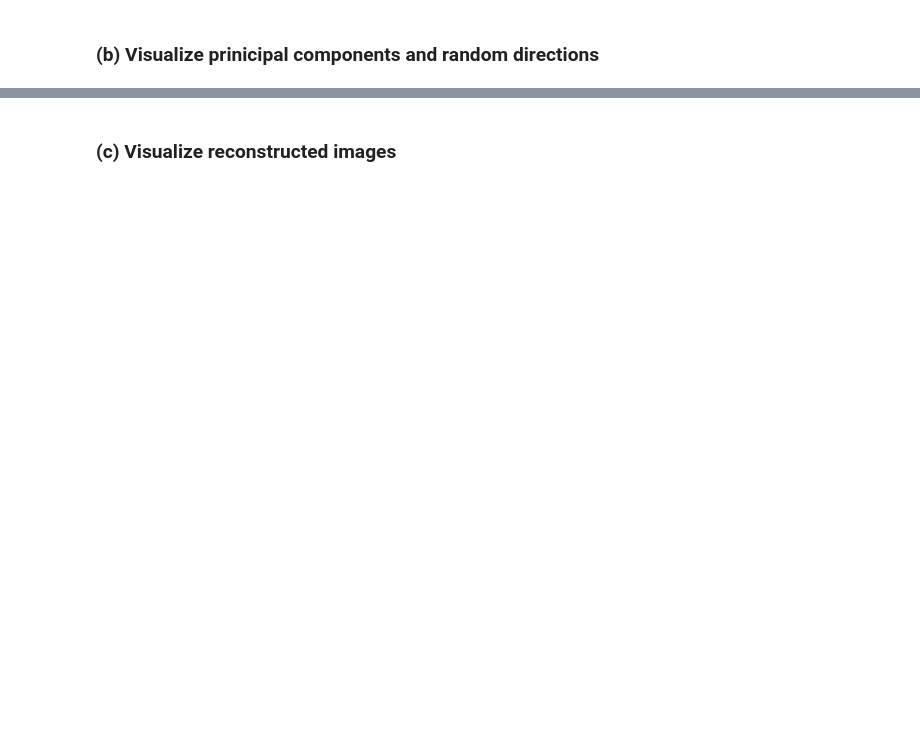
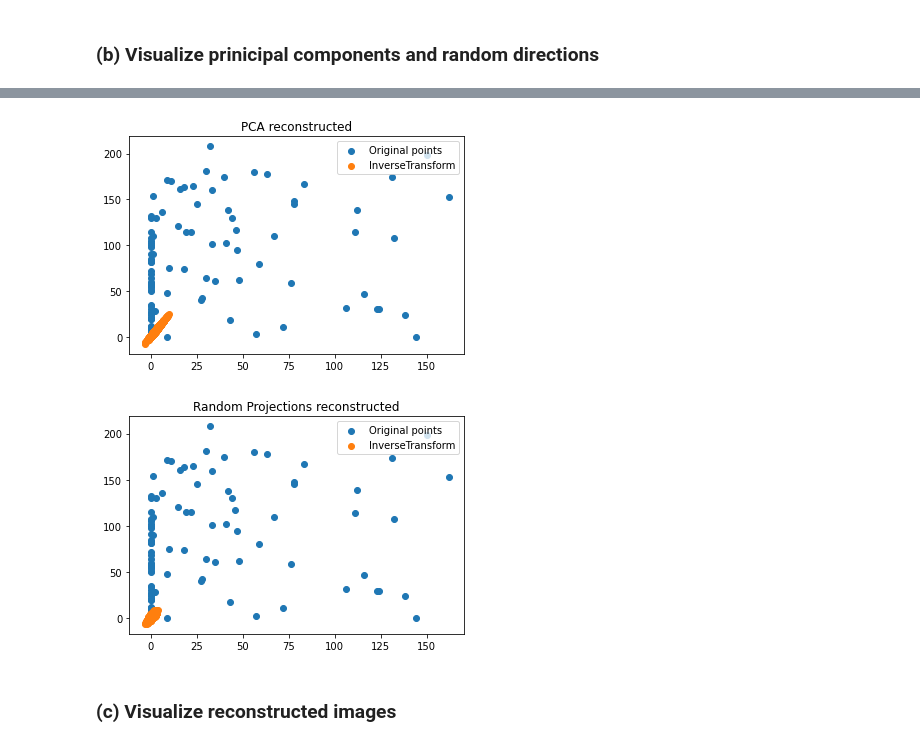
Before and after one commit to Zleander/SML_Exercises, a Jupyter notebook: Ex09/Assignment9.ipynb, the cells around one changed output, grey strips where cells are left out. Saved outputs shown, nothing was run; the diff lists cells and outputs as text; code cells hidden in the pictures; blank space fills up the shorter version.

```diff
--- a/Ex09/Assignment9.ipynb
+++ b/Ex09/Assignment9.ipynb
@@ -96,3 +90,25 @@ NameError: name 'plt' is not defined
+# %%
+#fig, axis = plt.subplots(2, 2)
+
+xs_inv = pca.inverse_transform(xs_usps_pca)
+xs_random_inv = reconstruct(xs_usps, xs_usps_random)
+
+plt.scatter(xs_usps[:, 0], xs_usps[:, 1], label='Original points')
+plt.scatter(xs_inv[:, 0], xs_inv[:, 1], label='InverseTransform')
+[plt.plot([xs_usps[i, 0], xs_usps[i, 0]], [xs_inv[i, 1], xs_inv[i, 1]]) for i in range(2)]
+plt.legend()
+plt.title('PCA reconstructed')
+plt.show()
+
+plt.scatter(xs_usps[:, 0], xs_usps[:, 1], label='Original points')
+plt.scatter(xs_random_inv[:, 0], xs_random_inv[:, 1], label='InverseTransform')
+[plt.plot([xs_usps[i, 0], xs_usps[i, 0]], [xs_random_inv[i, 1], xs_random_inv[i, 1]]) for i in range(2)]
+plt.legend()
+plt.title('Random Projections reconstructed')
+plt.show()
+# %% [output]
+[figure, added]
+[figure, added]
 # %% [markdown]
 ### (c) Visualize reconstructed images
 # %%
```
Also changed, not shown: parts of 7 cells of this notebook.
